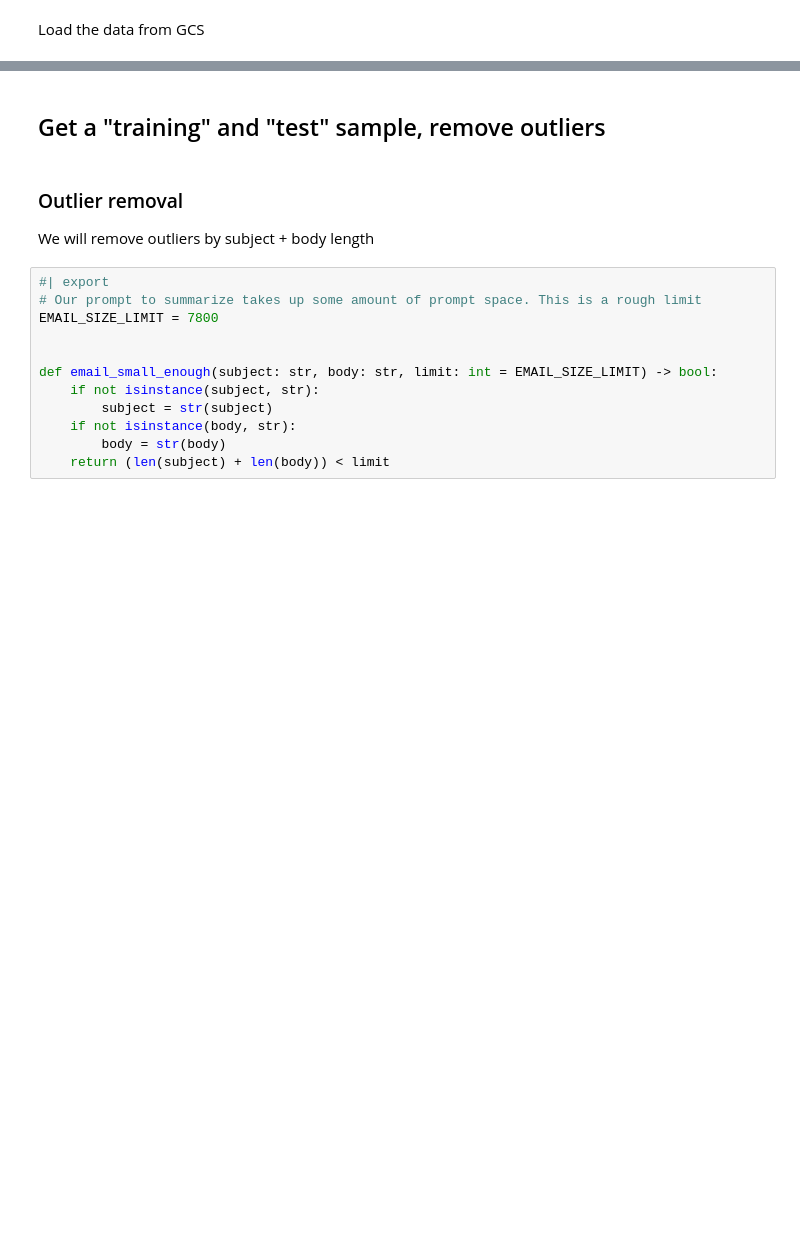
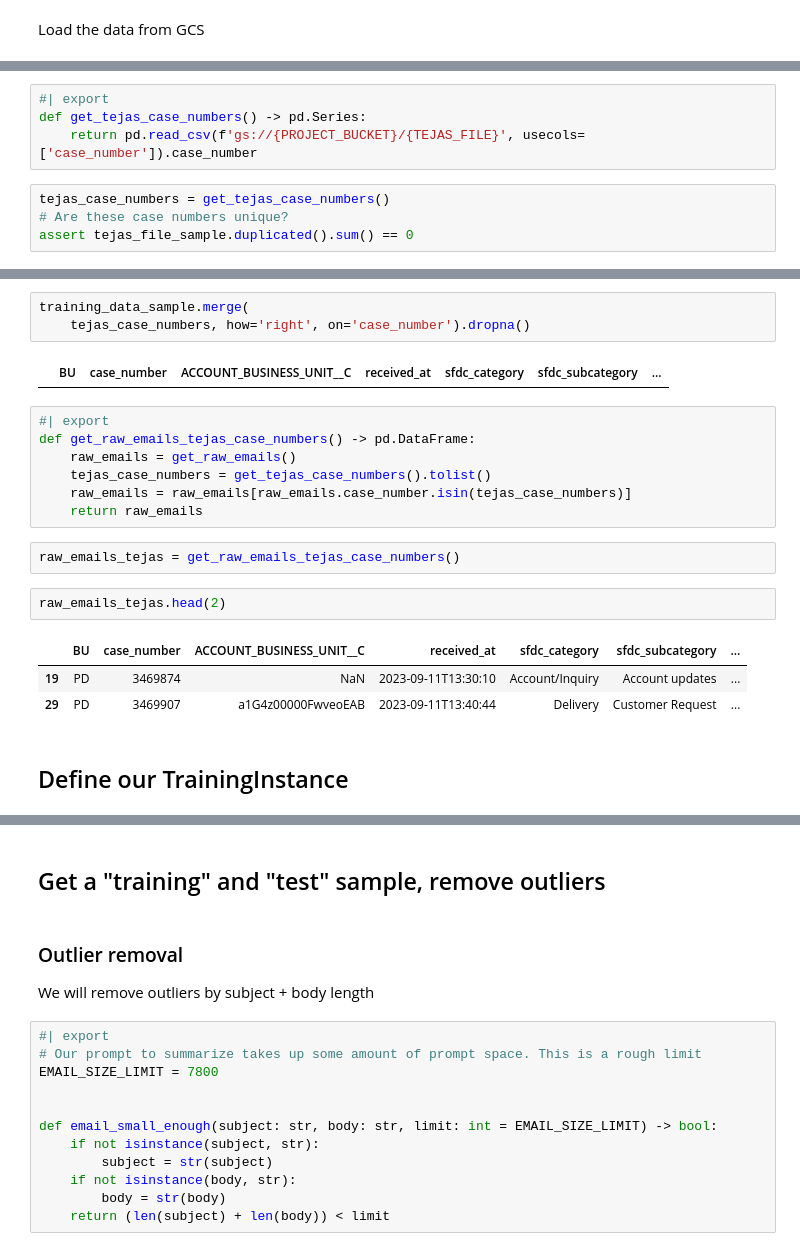
Before and after one commit to cah-jake-bergren/customer_service_email_classification, a Jupyter notebook: nbs/01_load.ipynb, the cells around one changed output, grey strips where cells are left out. Saved outputs shown, nothing was run; the diff lists cells and outputs as text; blank space fills up the shorter version.

```diff
--- a/nbs/01_load.ipynb
+++ b/nbs/01_load.ipynb
@@ -79,0 +84,8 @@ def get_possible_labels() -> List[str]:
+# %%
+#| export
+def get_tejas_case_numbers() -> pd.Series:
+    return pd.read_csv(f'gs://{PROJECT_BUCKET}/{TEJAS_FILE}', usecols=['case_number']).case_number
+# %%
+tejas_case_numbers = get_tejas_case_numbers()
+# Are these case numbers unique?
+assert tejas_file_sample.duplicated().sum() == 0
@@ -80,2 +100,24 @@ def get_possible_labels() -> List[str]:
+# %%
+training_data_sample.merge(
+    tejas_case_numbers, how='right', on='case_number').dropna()
+# %% [output]
+|  | BU | case_number | ACCOUNT_BUSINESS_UNIT__C | received_at | sfdc_category | sfdc_subcategory | ... |
+# %%
+#| export
+def get_raw_emails_tejas_case_numbers() -> pd.DataFrame:
+    raw_emails = get_raw_emails()
+    tejas_case_numbers = get_tejas_case_numbers().tolist()
+    raw_emails = raw_emails[raw_emails.case_number.isin(tejas_case_numbers)]
+    return raw_emails
+# %%
+raw_emails_tejas = get_raw_emails_tejas_case_numbers()
+# %%
+raw_emails_tejas.head(2)
+# %% [output]
+|  | BU | case_number | ACCOUNT_BUSINESS_UNIT__C | received_at | sfdc_category | sfdc_subcategory | ... |
+| 19 | PD | 3469874 | NaN | 2023-09-11T13:30:10 | Account/Inquiry | Account updates | ... |
+| 29 | PD | 3469907 | a1G4z00000FwveoEAB | 2023-09-11T13:40:44 | Delivery | Customer Request | ... |
+# %% [markdown]
+## Define our TrainingInstance
 # %%
 #| export
```
Also changed, not shown: parts of 37 cells of this notebook, 6 other files.
